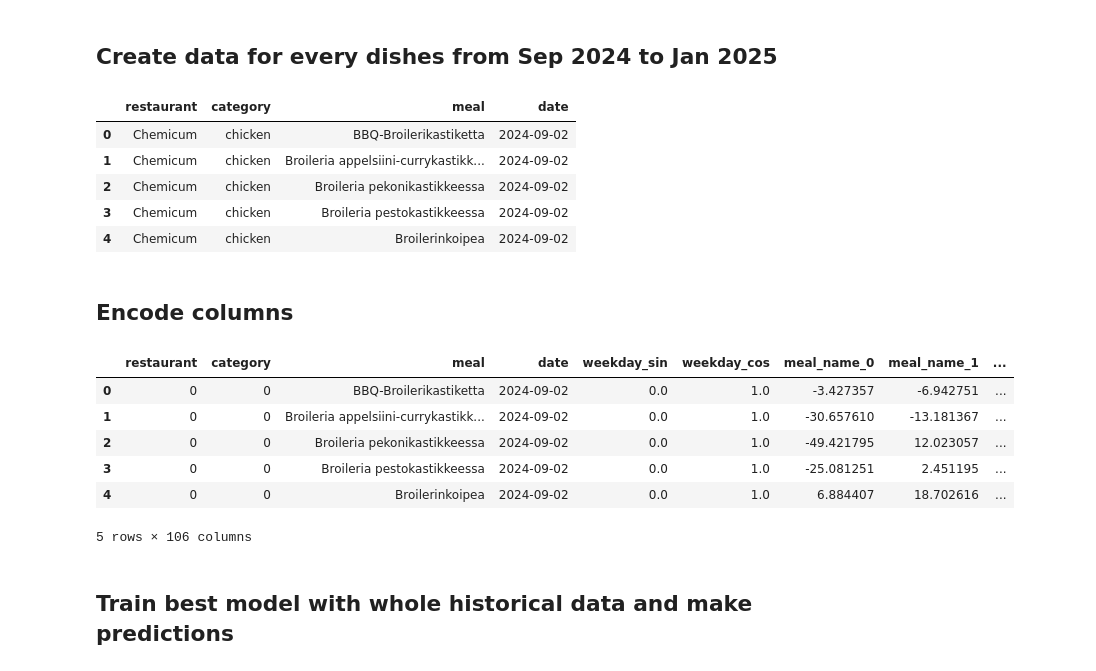
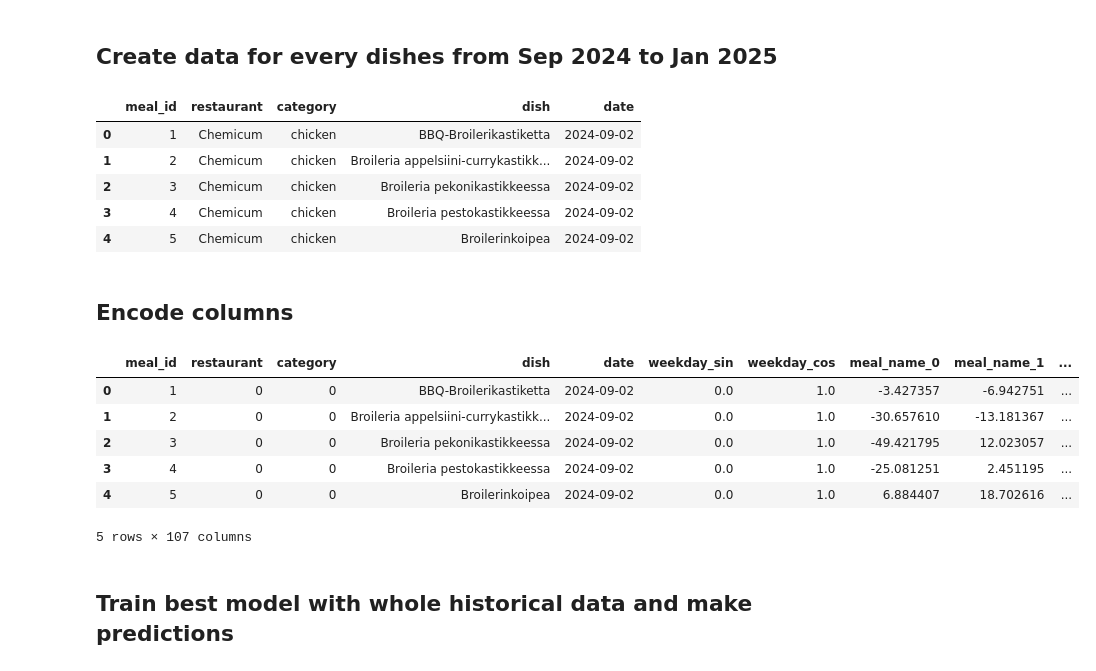
Before and after one commit to Food-Waste-Optimization/Food-Waste-Optimization, a Jupyter notebook: experiments_hoangle/recommendation/2_foreacast_pieces_per_dish.ipynb, the cells around one changed output. Cells and saved outputs as stored; diff of their text form; code cells hidden in the pictures.

Commit message:
Add dim 'dishes' with meal_id and change associated code

```diff
--- a/experiments_hoangle/recommendation/2_foreacast_pieces_per_dish.ipynb
+++ b/experiments_hoangle/recommendation/2_foreacast_pieces_per_dish.ipynb
@@ -34,3 +34,7 @@ dim_lunches.head()
 | 2 | 2023-01-02 | Chemicum | vegan | Marokkolainen linssipata | 84 |
 | 3 | 2023-01-03 | Chemicum | fish | Herkkulohipihvit | 105 |
 | 4 | 2023-01-03 | Chemicum | fish | Kalapuikot tillikermaviilikast | 52 |
+# %%
+dim_dishes = pd.read_excel(Paths.dim_dishes(), index_col=None)
+
+dim_dishes.head()
@@ -426,13 +439,10 @@ date_end = '2025-01-01'
 
 dates = pd.bdate_range(date_start, date_end)
 
-# Get list of tuples of (restaurant, category, meal)
-dishes = dim_lunches.groupby(by=['restaurant', 'category', 'dish']).count().reset_index().drop(columns=['date', 'pcs'])
-
 # Create recrods
 records = []
 for date in dates:
-    tmp = dishes.copy()
+    tmp = dim_dishes.copy()
     tmp['date'] = date
 
     records.append(tmp)
@@ -440,46 +450,47 @@ for date in dates:
 X_pred = pd.concat(records)
 X_pred.head()
 # %% [output]
-|  | restaurant | category | meal | date |
-| 0 | Chemicum | chicken | BBQ-Broilerikastiketta | 2024-09-02 |
-| 1 | Chemicum | chicken | Broileria appelsiini-currykastikk... | 2024-09-02 |
-| 2 | Chemicum | chicken | Broileria pekonikastikkeessa | 2024-09-02 |
-| 3 | Chemicum | chicken | Broileria pestokastikkeessa | 2024-09-02 |
-| 4 | Chemicum | chicken | Broilerinkoipea | 2024-09-02 |
+|  | meal_id | restaurant | category | dish | date |
+| 0 | 1 | Chemicum | chicken | BBQ-Broilerikastiketta | 2024-09-02 |
+| 1 | 2 | Chemicum | chicken | Broileria appelsiini-currykastikk... | 2024-09-02 |
+| 2 | 3 | Chemicum | chicken | Broileria pekonikastikkeessa | 2024-09-02 |
+| 3 | 4 | Chemicum | chicken | Broileria pestokastikkeessa | 2024-09-02 |
+| 4 | 5 | Chemicum | chicken | Broilerinkoipea | 2024-09-02 |
 # %% [markdown]
 ## Encode columns
 # %%
 # Encode 'date'
 X_pred['weekday_sin'] = get_sin_encoding(X_pred['date'].dt.weekday, 7)
 X_pred['weekday_cos'] = get_cos_encoding(X_pred['date'].dt.weekday, 7)
 
 
 # Encode 'restaurant' and 'category'
 cols_cat = [
     'restaurant',
     'category',
 ]
 
+enc_ordinal = OrdinalEncoder()
 X_pred[cols_cat] = enc_ordinal.fit_transform(X_pred[cols_cat]).astype(np.int32)
 
 
 # Encode 'dish'
 feat_meal = np.vstack(X_pred['dish'].map(map_dish2embd).to_list())
 
 cols_feat_meal = [f'meal_name_{i}' for i in range(feat_meal.shape[1])]
 df_feat_meal = pd.DataFrame(feat_meal, columns=cols_feat_meal)
 
 X_pred = pd.concat([X_pred.reset_index(), df_feat_meal], axis=1).drop(columns='index')
 
 X_pred.head()
 # %% [output]
-|  | restaurant | category | meal | date | weekday_sin | weekday_cos | meal_name_0 | meal_name_1 | ... |
-| 0 | 0 | 0 | BBQ-Broilerikastiketta | 2024-09-02 | 0.0 | 1.0 | -3.427357 | -6.942751 | ... |
-| 1 | 0 | 0 | Broileria appelsiini-currykastikk... | 2024-09-02 | 0.0 | 1.0 | -30.657610 | -13.181367 | ... |
-| 2 | 0 | 0 | Broileria pekonikastikkeessa | 2024-09-02 | 0.0 | 1.0 | -49.421795 | 12.023057 | ... |
-| 3 | 0 | 0 | Broileria pestokastikkeessa | 2024-09-02 | 0.0 | 1.0 | -25.081251 | 2.451195 | ... |
-| 4 | 0 | 0 | Broilerinkoipea | 2024-09-02 | 0.0 | 1.0 | 6.884407 | 18.702616 | ... |
+|  | meal_id | restaurant | category | dish | date | weekday_sin | weekday_cos | meal_name_0 | meal_name_1 | ... |
+| 0 | 1 | 0 | 0 | BBQ-Broilerikastiketta | 2024-09-02 | 0.0 | 1.0 | -3.427357 | -6.942751 | ... |
+| 1 | 2 | 0 | 0 | Broileria appelsiini-currykastikk... | 2024-09-02 | 0.0 | 1.0 | -30.657610 | -13.181367 | ... |
+| 2 | 3 | 0 | 0 | Broileria pekonikastikkeessa | 2024-09-02 | 0.0 | 1.0 | -49.421795 | 12.023057 | ... |
+| 3 | 4 | 0 | 0 | Broileria pestokastikkeessa | 2024-09-02 | 0.0 | 1.0 | -25.081251 | 2.451195 | ... |
+| 4 | 5 | 0 | 0 | Broilerinkoipea | 2024-09-02 | 0.0 | 1.0 | 6.884407 | 18.702616 | ... |
-5 rows × 106 columns
+5 rows × 107 columns
 # %% [markdown]
 ## Train best model with whole historical data and make predictions
 # %% [markdown]
```
Also changed, not shown: parts of 9 cells of this notebook, 6 other files.
